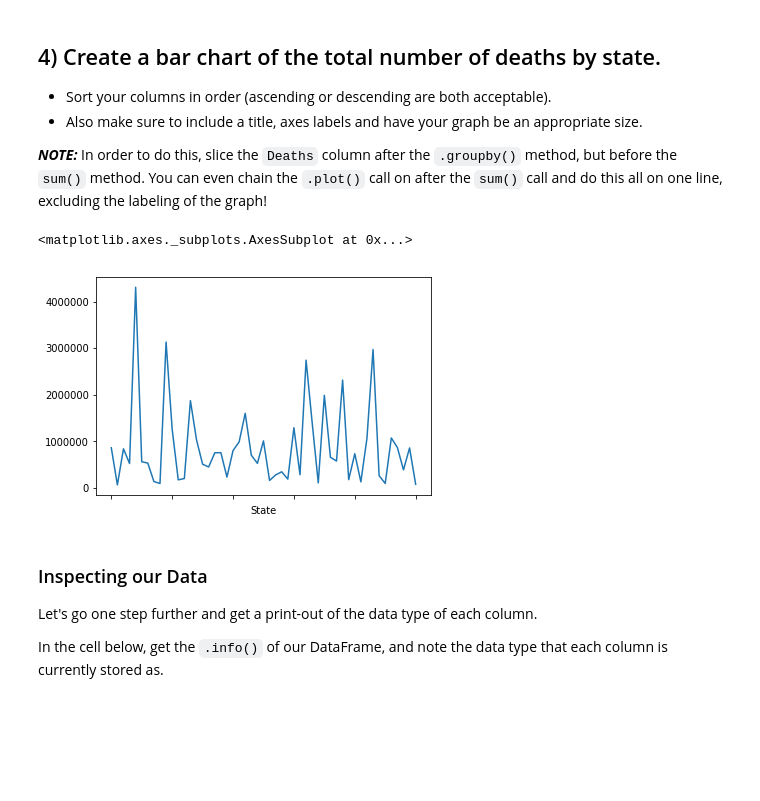
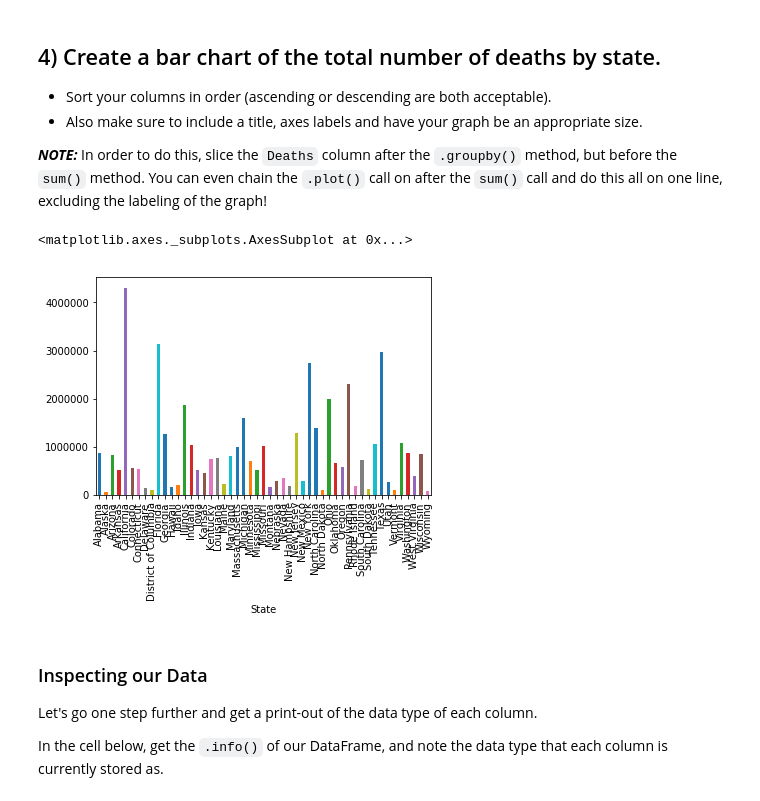
Before and after one commit to oncob749/dsc-1-04-09-pivot-tables-with-pandas-lab-nyc-ds-career-031119, a Jupyter notebook: index.ipynb, the cells around one changed output. Drawn from its saved outputs; the diff is of its cells as text; code cells hidden in the pictures; blank space fills up the shorter version.

```diff
--- a/index.ipynb
+++ b/index.ipynb
@@ -122,10 +122,10 @@ df.groupby(by= ['Gender', 'Race']).min()
 **_NOTE:_** In order to do this, slice the `Deaths` column after the `.groupby()` method, but before the `sum()` method.  You can even chain the `.plot()` call on after the `sum()` call and do this all on one line, excluding the labeling of the graph!
 # %%
 #Your code here
-df.groupby(by='State').Deaths.sum().plot(kin)
+df.groupby(by='State').Deaths.sum().plot(kind='bar')
 # %% [output]
 <matplotlib.axes._subplots.AxesSubplot at 0x...>
-[figure, old version]
+[figure, new version]
 # %% [markdown]
 ### Inspecting our Data
 
```
